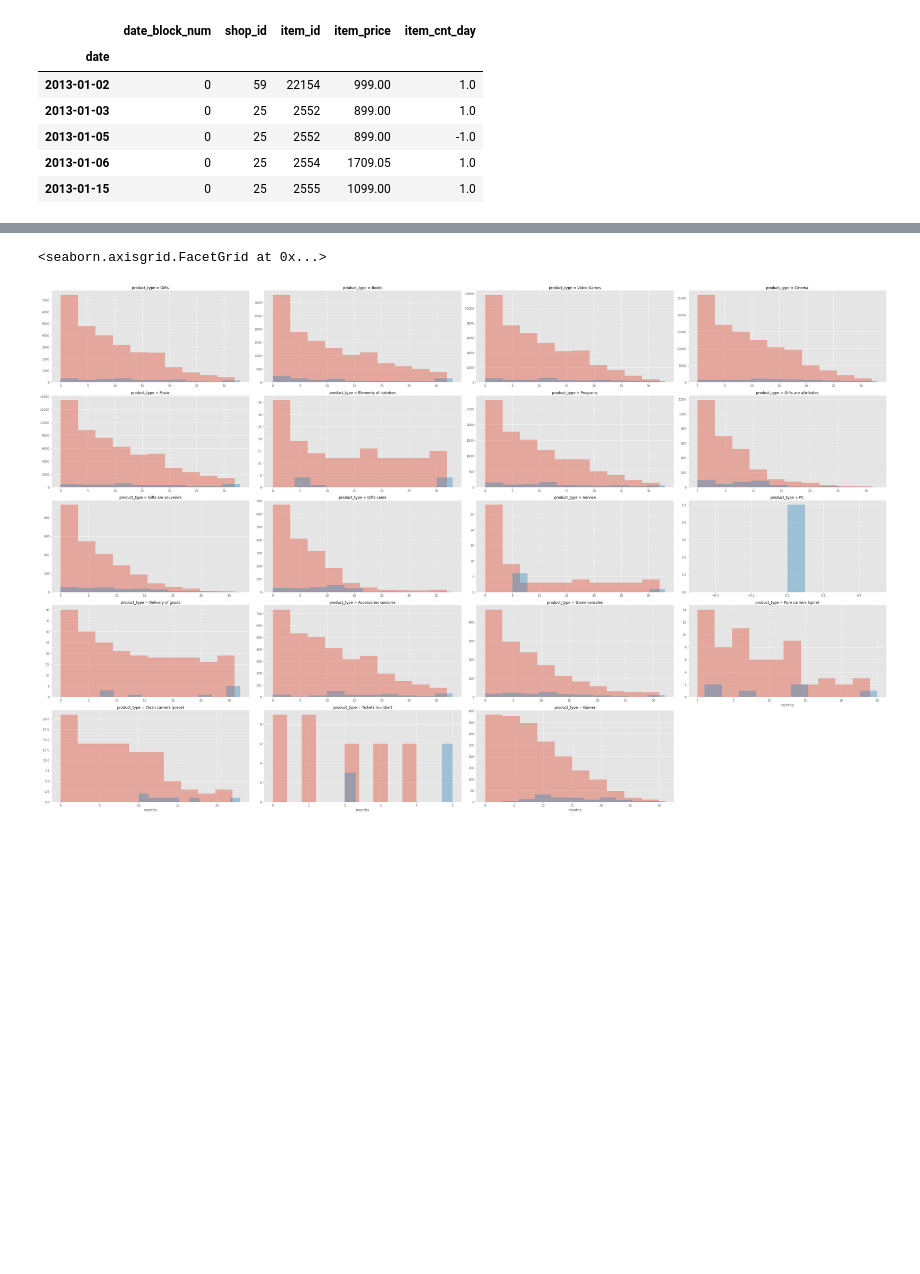
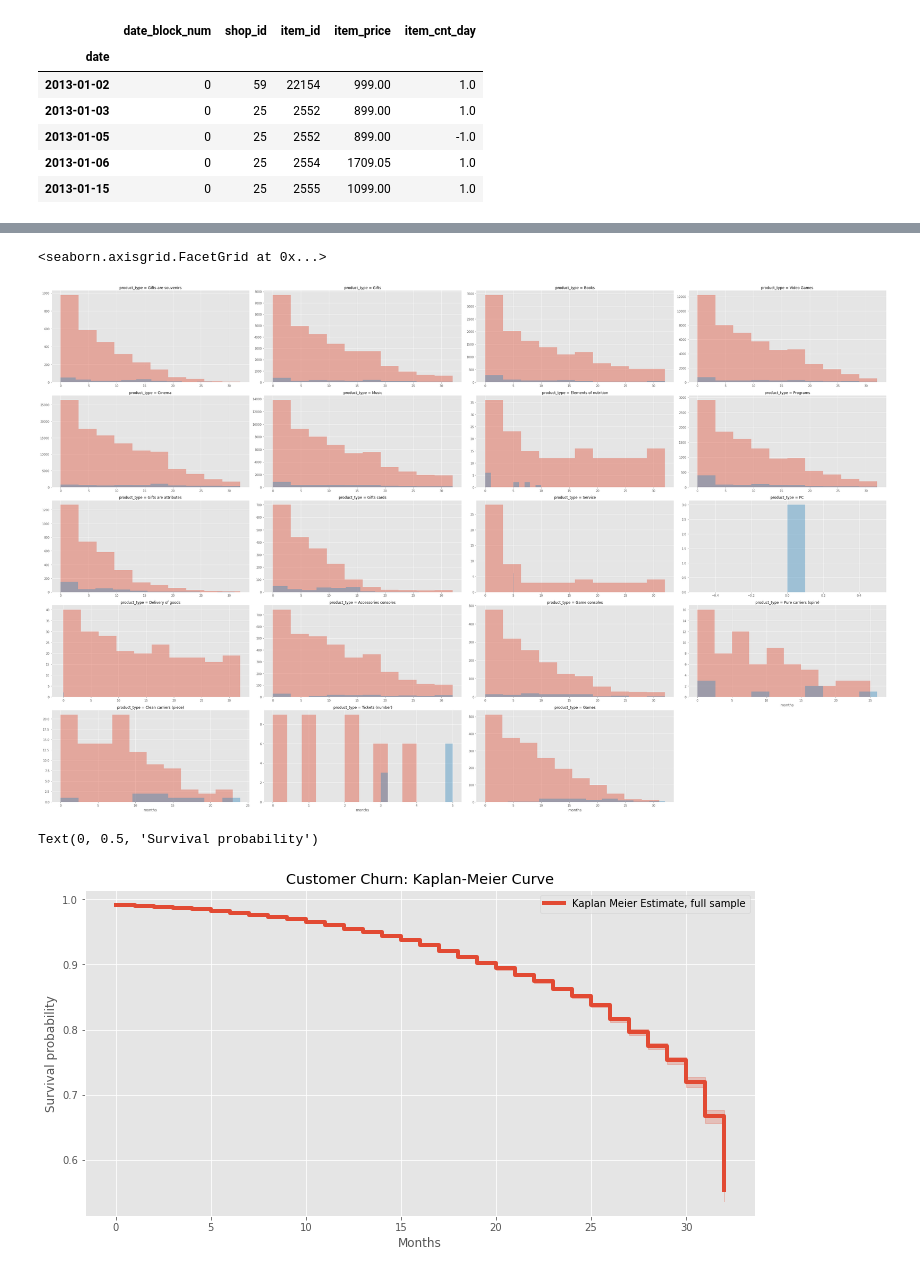
Before and after one commit to jquesada92/Kaggle_Times_Series_Competition, a Jupyter notebook: times_series_competition.ipynb, the cells around one changed output, grey strips where cells are left out. Cells and saved outputs as stored; diff of their text form; code cells hidden in the pictures; blank space fills up the shorter version.

```diff
--- a/times_series_competition.ipynb
+++ b/times_series_competition.ipynb
@@ -198,6 +227,18 @@ plt.show()
 # %%
-g = sns.FacetGrid(df_monthly_sales, hue="last_months_of_sales", col="product_type", col_wrap=4, sharex=False,sharey=False,aspect = 2, height= 5)
+g = sns.FacetGrid(filter_df_monthly_sales, hue="last_month_of_sales", col="product_type", col_wrap=4, sharex=False,sharey=False,aspect = 2, height= 5)
 g.map(plt.hist, "months", alpha=.4)
 # %% [output]
 <seaborn.axisgrid.FacetGrid at 0x...>
-[figure, old version]
+[figure, new version]
+# %%
+kmf = KaplanMeierFitter()
+
+kmf.fit(filter_df_monthly_sales.months, filter_df_monthly_sales.last_month_of_sales, label = 'Kaplan Meier Estimate, full sample')
+
+kmf.plot(linewidth=4, figsize=(12, 6))
+plt.title('Customer Churn: Kaplan-Meier Curve')
+plt.xlabel('Months')
+plt.ylabel('Survival probability')
+# %% [output]
+Text(0, 0.5, 'Survival probability')
+[figure, added]
```
Also changed, not shown: parts of 34 cells of this notebook.
